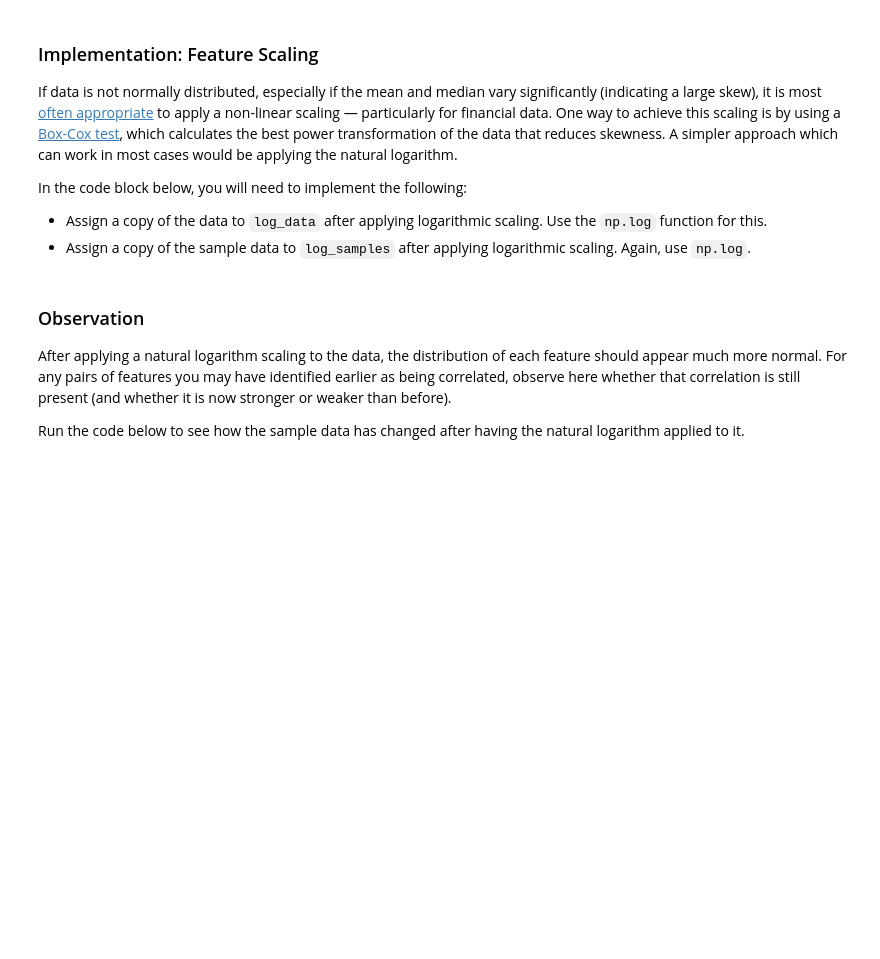
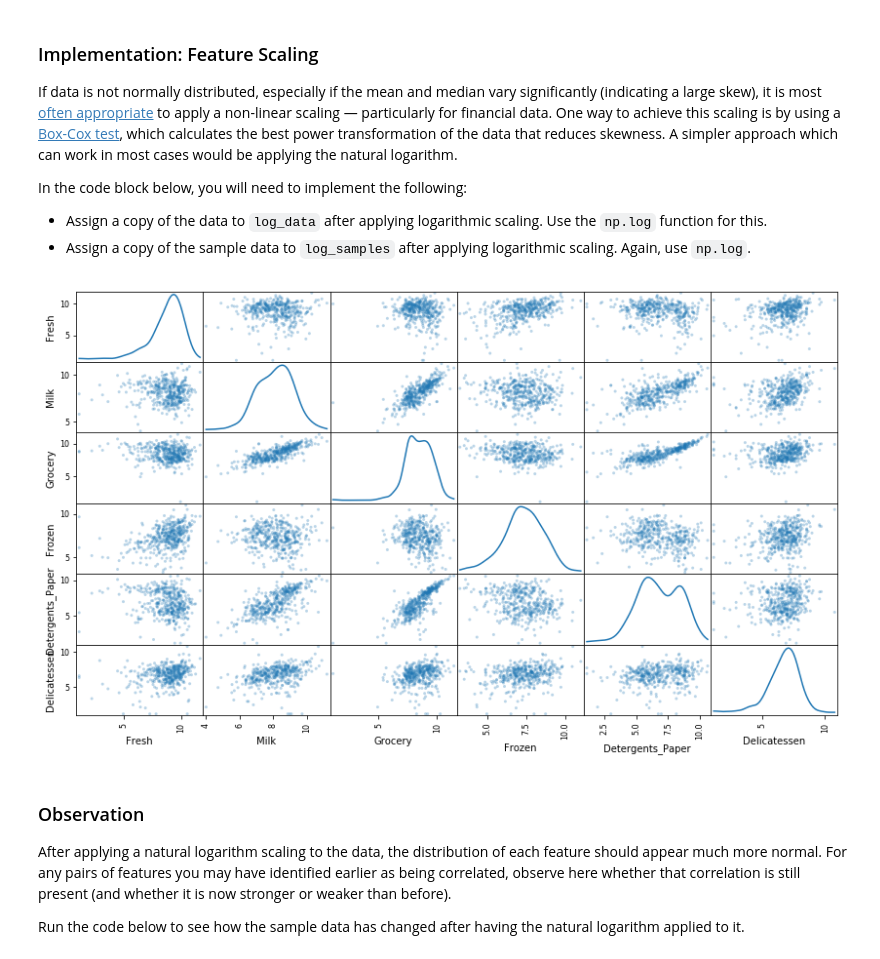
Before and after one commit to matthiasbuehl/machine-learning, a Jupyter notebook: projects/customer_segments/customer_segments.ipynb, the cells around one changed output. Saved outputs shown, nothing was run; the diff lists cells and outputs as text; code cells hidden in the pictures; blank space fills up the shorter version.

```diff
--- a/projects/customer_segments/customer_segments.ipynb
+++ b/projects/customer_segments/customer_segments.ipynb
@@ -286,13 +286,15 @@ In the code block below, you will need to implement the following:
  - Assign a copy of the sample data to `log_samples` after applying logarithmic scaling. Again, use `np.log`.
 # %%
 # TODO: Scale the data using the natural logarithm
-log_data = None
+log_data = data.apply(np.log)
 
 # TODO: Scale the sample data using the natural logarithm
-log_samples = None
+log_samples = samples.apply(np.log)
 
 # Produce a scatter matrix for each pair of newly-transformed features
 pd.scatter_matrix(log_data, alpha = 0.3, figsize = (14,8), diagonal = 'kde');
+# %% [output]
+[figure, added]
 # %% [markdown]
 ### Observation
 After applying a natural logarithm scaling to the data, the distribution of each feature should appear much more normal. For any pairs of features you may have identified earlier as being correlated, observe here whether that correlation is still present (and whether it is now stronger or weaker than before).
```
Also changed, not shown: parts of 4 cells of this notebook.
